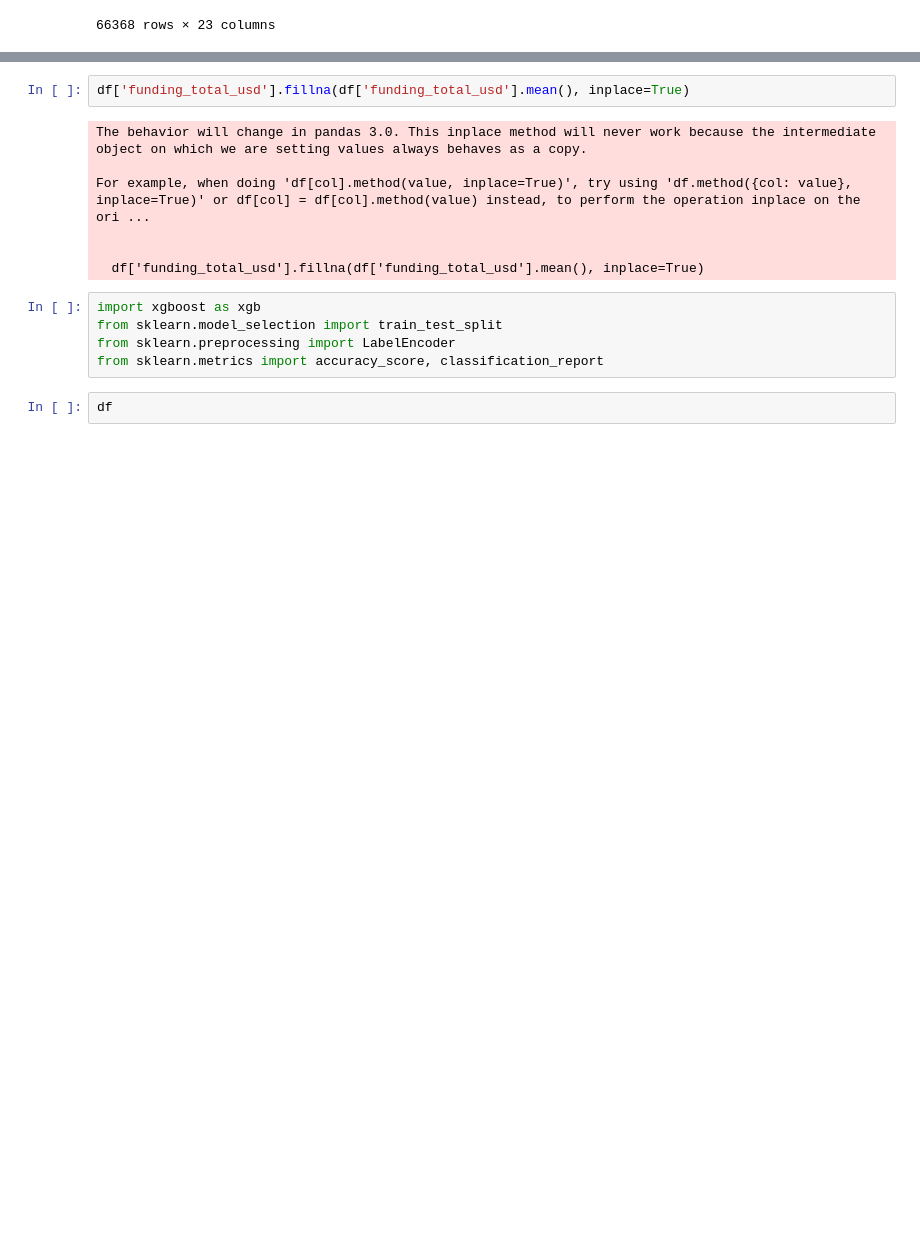
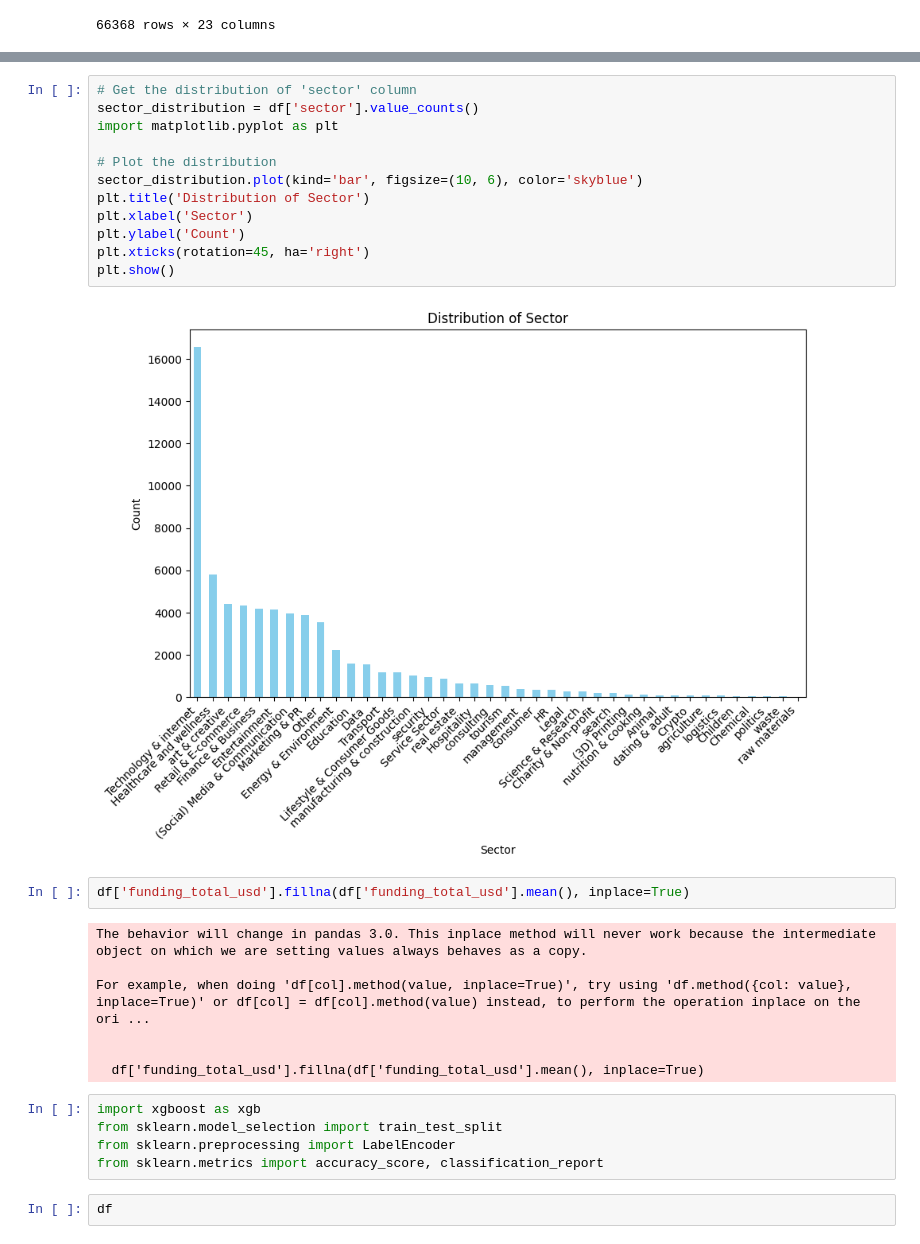
Before and after one commit to KasperLoos/ConsultElement, a Jupyter notebook: models/baseline_models/Untitled.ipynb, the cells around one changed output, grey strips where cells are left out. Cells and saved outputs as stored; diff of their text form; blank space fills up the shorter version.

```diff
--- a/models/baseline_models/Untitled.ipynb
+++ b/models/baseline_models/Untitled.ipynb
@@ -79,3 +278,17 @@ df
+# %%
+# Get the distribution of 'sector' column
+sector_distribution = df['sector'].value_counts()
+import matplotlib.pyplot as plt
+
+# Plot the distribution
+sector_distribution.plot(kind='bar', figsize=(10, 6), color='skyblue')
+plt.title('Distribution of Sector')
+plt.xlabel('Sector')
+plt.ylabel('Count')
+plt.xticks(rotation=45, ha='right')
+plt.show()
+# %% [output]
+[figure, added]
 # %%
 df['funding_total_usd'].fillna(df['funding_total_usd'].mean(), inplace=True)
 # %% [output]
```
Also changed, not shown: parts of 22 cells of this notebook.
